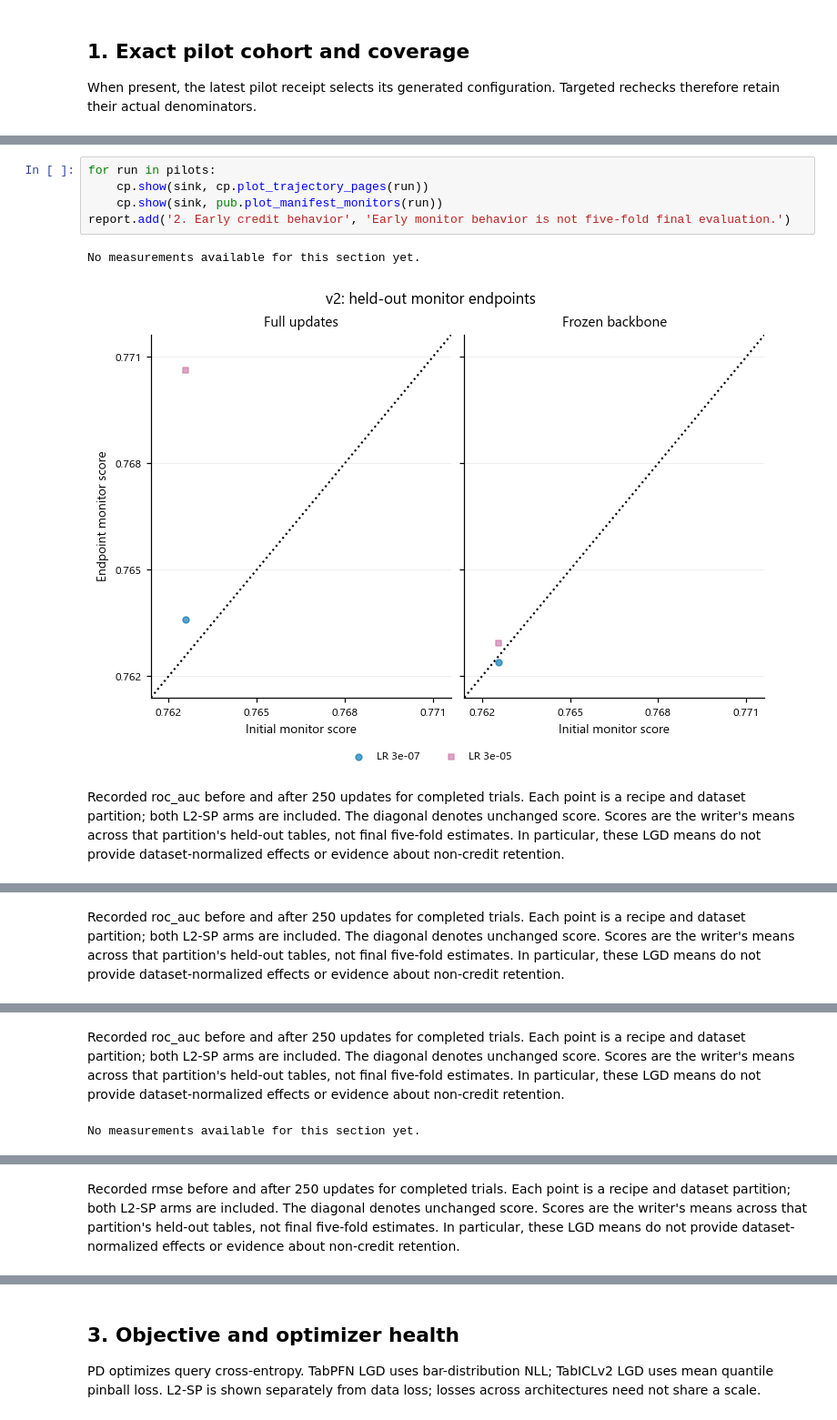
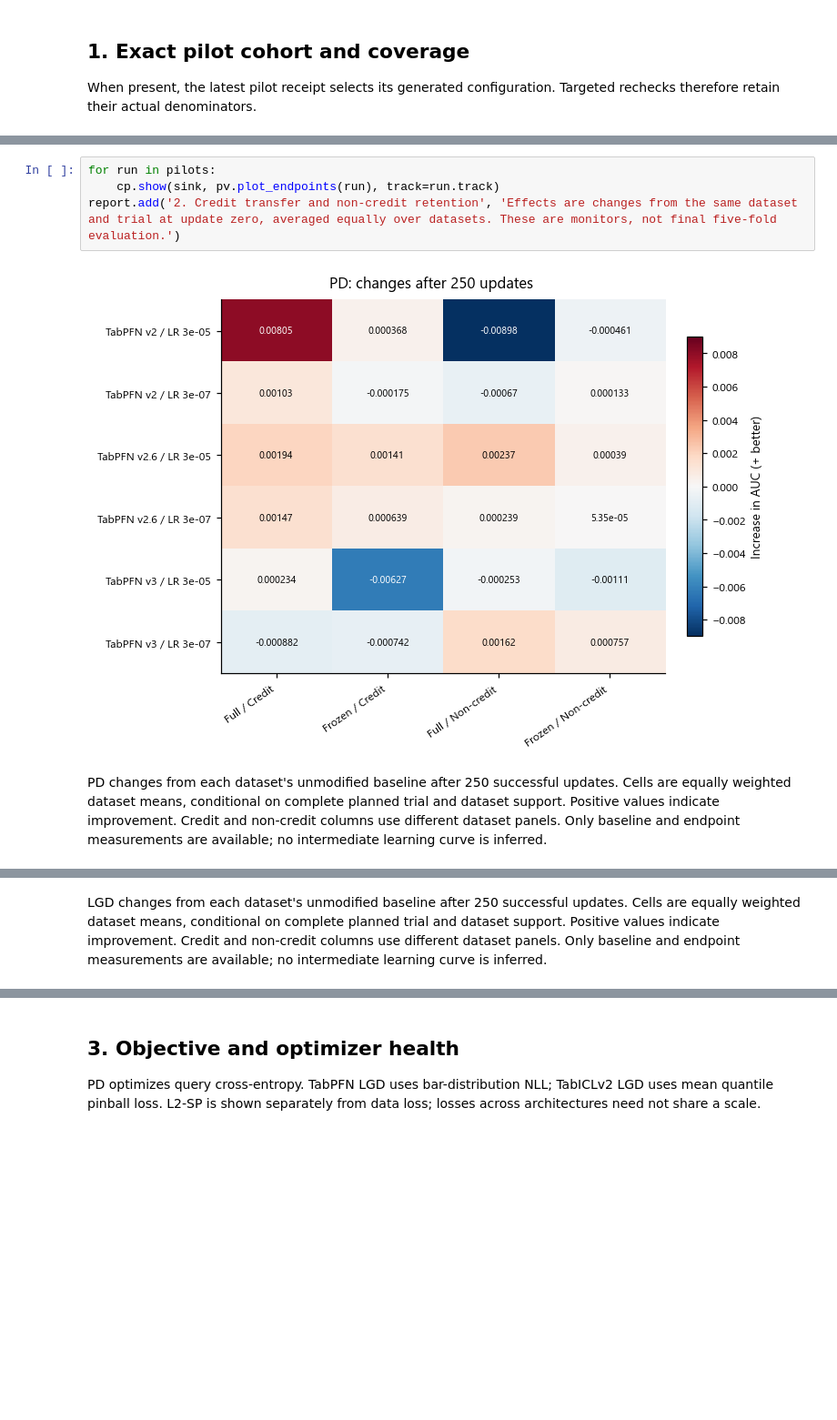
Before and after one commit to andreasgoethals/CreditPFN, a Jupyter notebook: notebooks/experiment0/02_short_pilots.ipynb, the cells around one changed output, grey strips where cells are left out. Shown at 91% size. Drawn from its saved outputs; the diff is of its cells as text; blank space fills up the shorter version.

```diff
--- a/notebooks/experiment0/02_short_pilots.ipynb
+++ b/notebooks/experiment0/02_short_pilots.ipynb
@@ -63,9 +64,7 @@ Paired changes use the same table at update zero. Curves with incomplete planned
 # %%
 for run in pilots:
-    cp.show(sink, cp.plot_trajectory_pages(run))
-    cp.show(sink, pub.plot_manifest_monitors(run))
-report.add('2. Early credit behavior', 'Early monitor behavior is not five-fold final evaluation.')
+    cp.show(sink, pv.plot_endpoints(run), track=run.track)
+report.add('2. Credit transfer and non-credit retention', 'Effects are changes from the same dataset and trial at update zero, averaged equally over datasets. These are monitors, not final five-fold evaluation.')
 # %% [output]
-No measurements available for this section yet.
-[figure, old version]
+[figure, new version]
-Recorded roc_auc before and after 250 updates for completed trials. Each point is a recipe and dataset partition; both L2-SP arms are included. The diagonal denotes unchanged score. Scores are the writer's means across that partition's held-out tables, not final five-fold estimates. In particular, these LGD means do not provide dataset-normalized effects or evidence about non-credit retention.
+PD changes from each dataset's unmodified baseline after 250 successful updates. Cells are equally weighted dataset means, conditional on complete planned trial and dataset support. Positive values indicate improvement. Credit and non-credit columns use different dataset panels. Only baseline and endpoint measurements are available; no intermediate learning curve is inferred.
@@ -73 +72 @@ Recorded roc_auc before and after 250 updates for completed trials. Each point i
-Recorded roc_auc before and after 250 updates for completed trials. Each point is a recipe and dataset partition; both L2-SP arms are included. The diagonal denotes unchanged score. Scores are the writer's means across that partition's held-out tables, not final five-fold estimates. In particular, these LGD means do not provide dataset-normalized effects or evidence about non-credit retention.
+LGD changes from each dataset's unmodified baseline after 250 successful updates. Cells are equally weighted dataset means, conditional on complete planned trial and dataset support. Positive values indicate improvement. Credit and non-credit columns use different dataset panels. Only baseline and endpoint measurements are available; no intermediate learning curve is inferred.
@@ -75,2 +72,0 @@ Recorded roc_auc before and after 250 updates for completed trials. Each point i
-Recorded roc_auc before and after 250 updates for completed trials. Each point is a recipe and dataset partition; both L2-SP arms are included. The diagonal denotes unchanged score. Scores are the writer's means across that partition's held-out tables, not final five-fold estimates. In particular, these LGD means do not provide dataset-normalized effects or evidence about non-credit retention.
-No measurements available for this section yet.
@@ -78 +72,0 @@ No measurements available for this section yet.
-Recorded rmse before and after 250 updates for completed trials. Each point is a recipe and dataset partition; both L2-SP arms are included. The diagonal denotes unchanged score. Scores are the writer's means across that partition's held-out tables, not final five-fold estimates. In particular, these LGD means do not provide dataset-normalized effects or evidence about non-credit retention.
```
Also changed, not shown: parts of 15 cells of this notebook, 23 other files.
